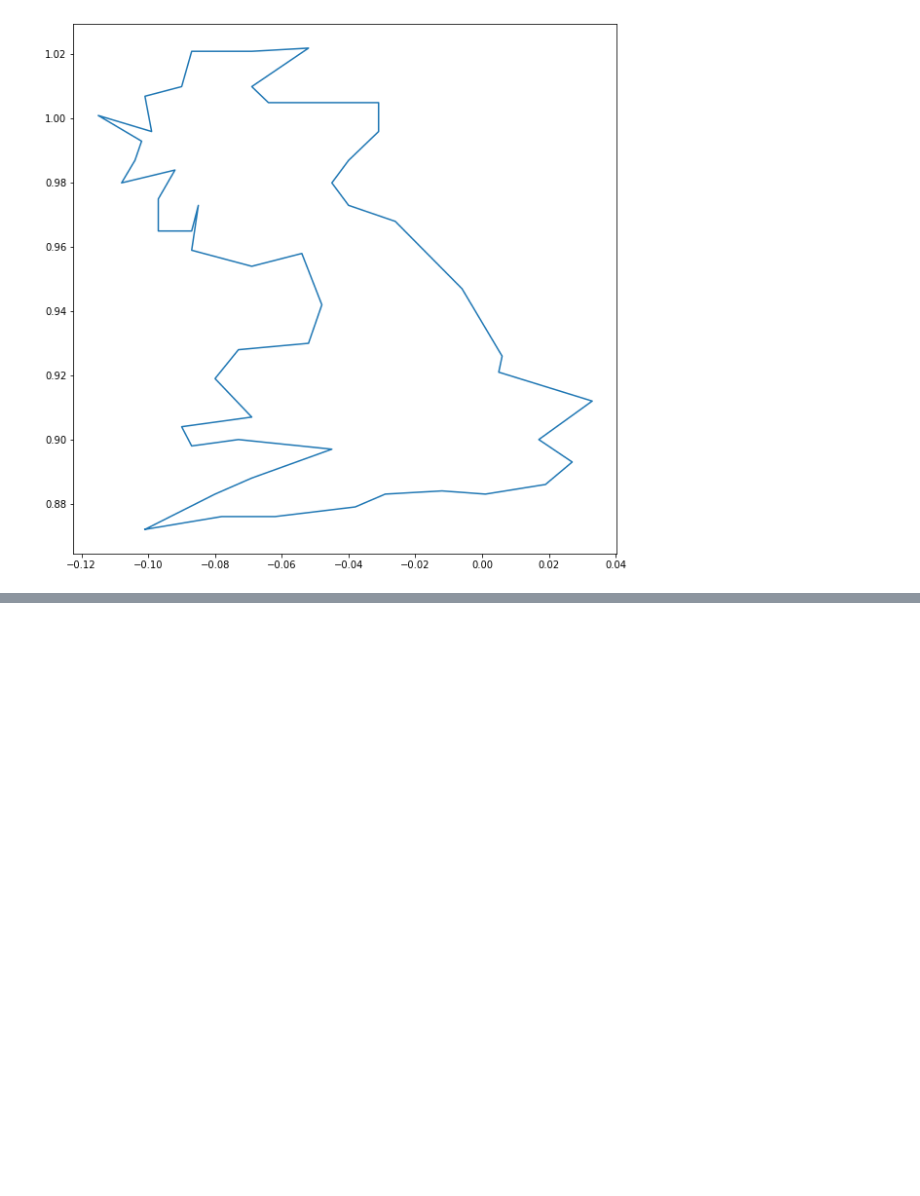
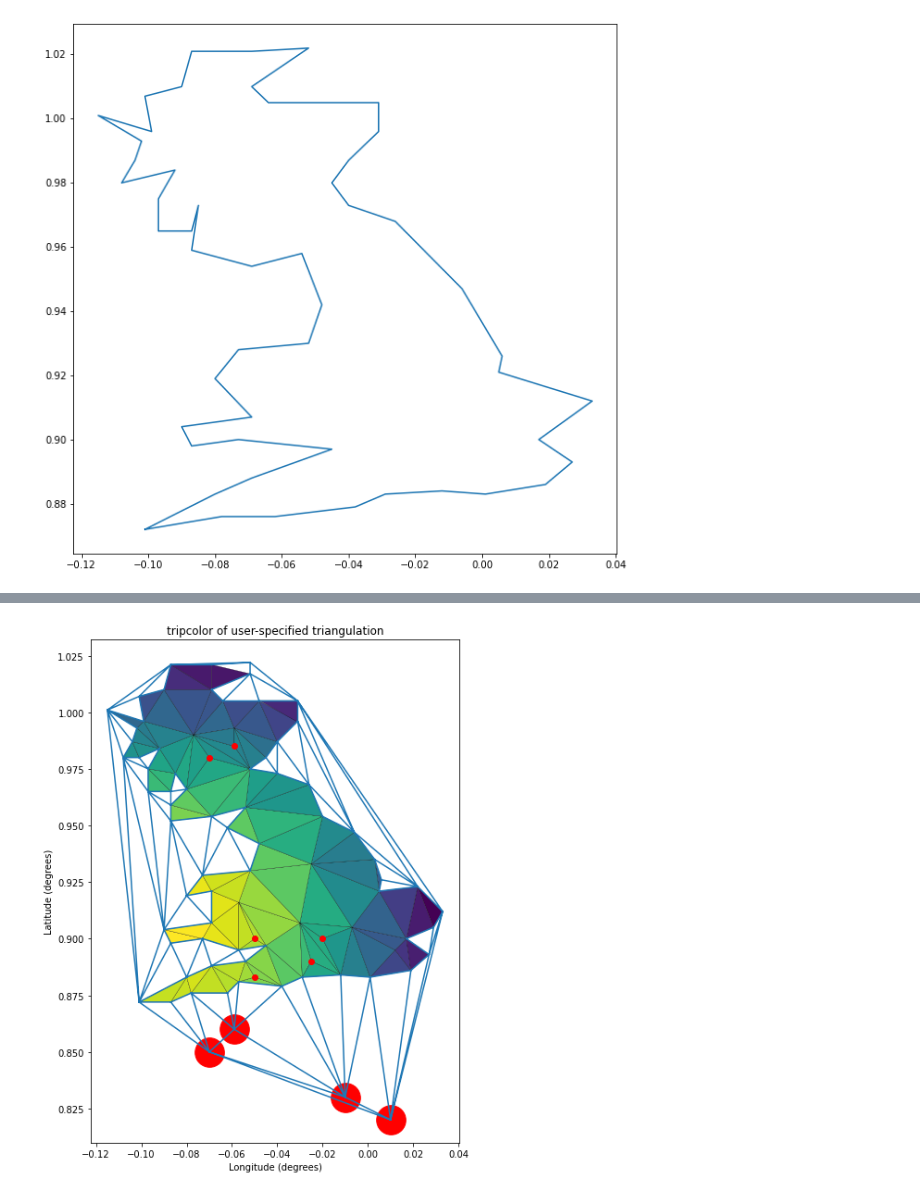
Before and after one commit to emerald-geomodelling/EmeraldTriangles, a Jupyter notebook: Example usage.ipynb, the cells around one changed output, grey strips where cells are left out. Drawn from its saved outputs; the diff is of its cells as text; code cells hidden in the pictures; blank space fills up the shorter version.

```diff
--- a/Example usage.ipynb
+++ b/Example usage.ipynb
@@ -135,0 +154,22 @@ plt.show()
+# %%
+fig = plt.figure(figsize=(10,10))
+ax = plt.gca()
+ax.set_aspect('equal')
+
+tpc = ax.tripcolor(xyp["X"], xyp["Y"], trianglesp, facecolors=zfaces, edgecolors='k')
+
+tpc = ax.triplot(tri["vertices"][:,0], tri["vertices"][:,1], tri["triangles"])
+
+holes = xyp.loc[leftover]
+
+plt.scatter(newpoints["X"], newpoints["Y"], c="red")
+
+plt.scatter(holes["X"], holes["Y"], c="red", s=1000)
+
+ax.set_title('tripcolor of user-specified triangulation')
+ax.set_xlabel('Longitude (degrees)')
+ax.set_ylabel('Latitude (degrees)')
+
+plt.show()
+# %% [output]
+[figure, added]
```
Also changed, not shown: parts of 8 cells of this notebook, 1 other file.
